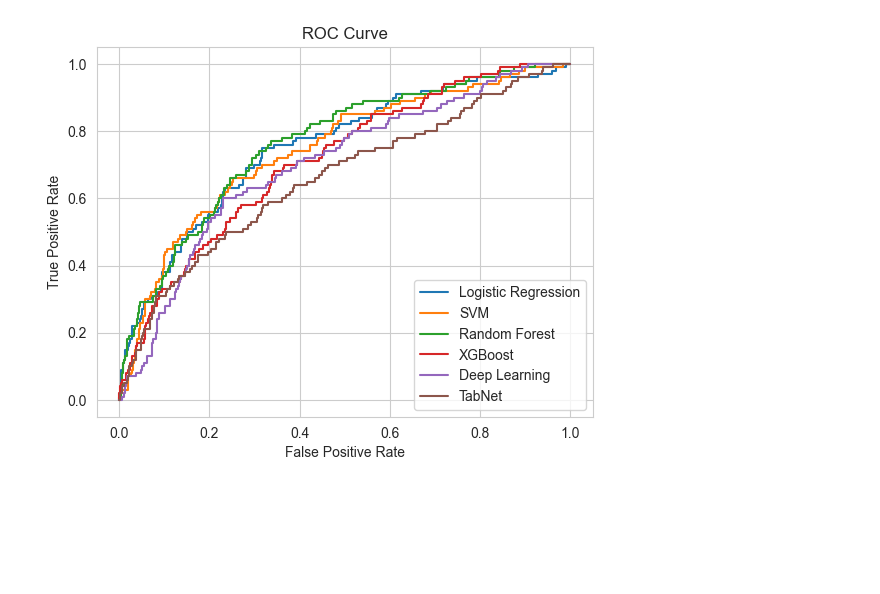
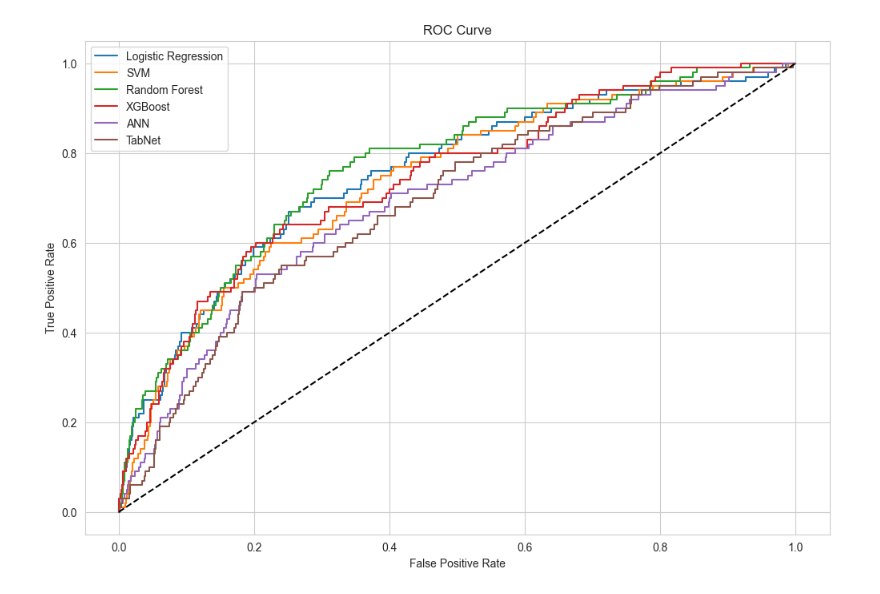
Before and after one commit to liamlup/Precdicting_Depression_BDL, a Jupyter notebook: ML_models.ipynb, the cells around one changed output. Saved outputs shown, nothing was run; the diff lists cells and outputs as text; code cells hidden in the pictures; blank space fills up the shorter version.

```diff
--- a/ML_models.ipynb
+++ b/ML_models.ipynb
@@ -44,3 +45,14 @@ x_train, y_train = sm.fit_resample(x_train, y_train)
+# %%
+# normalize data
+scaler = MinMaxScaler()
+x = scaler.fit_transform(x)
+
+# train test split
+x_train, x_test, y_train, y_test = train_test_split(x, y, test_size=0.2, random_state=42)
+
+# SMOTE
+sm = SMOTE(random_state=42)
+x_train, y_train = sm.fit_resample(x_train, y_train)
 # %%
 # logistic regression
 model1 = LogisticRegression(max_iter=1000)
@@ -173,7 +185,7 @@ model5 = Sequential(
 
 opt = tf.keras.optimizers.Adam(learning_rate=0.1)
 model5.compile(loss="binary_crossentropy", optimizer="adam", metrics=['Recall'])
-model5.fit(x_train, y_train, epochs=100, batch_size=32,validation_split=0.2)
+model5.fit(x_train, y_train, epochs=100, batch_size=32,validation_split=0.2, verbose=0)
 y_pred5_prob = model5.predict(x_test)
 y_pred5 = np.round(y_pred5_prob)
 print('Deep Learning')
@@ -208,10 +214,14 @@ weighted avg       0.84      0.83      0.83       941
 [figure]
 # %%
 # tabnet
-params = {'optimizer_params':dict(lr=0.001)}
+params = {'optimizer_params':dict(lr=0.001),
+          'verbose':0}
 
 # create validation set
+x_train, x_test, y_train, y_test = train_test_split(x, y, test_size=0.2, random_state=42)
 x_train, x_val, y_train, y_val = train_test_split(x_train, y_train, test_size=0.2, random_state=42)
+sm = SMOTE(random_state=42)
+x_train, y_train = sm.fit_resample(x_train, y_train)
 
 clf = TabNetClassifier(**params)
 clf.fit(x_train, y_train,
@@ -258,32 +262,34 @@ fpr1, tpr1, thresholds1 = roc_curve(y_test, y_pred_prob1)
 y_pred_prob2 = model2.decision_function(x_test)
 fpr2, tpr2, thresholds2 = roc_curve(y_test, y_pred_prob2)
 
 # random forest
 y_pred_prob3 = model3.predict_proba(x_test)[:, 1]
 fpr3, tpr3, thresholds3 = roc_curve(y_test, y_pred_prob3)
 
 # XGBoost
 y_pred_prob4 = model4.predict_proba(x_test)[:, 1]
 fpr4, tpr4, thresholds4 = roc_curve(y_test, y_pred_prob4)
 
 # deep learning
 fpr5, tpr5, thresholds5 = roc_curve(y_test, y_pred5_prob)
 
 # tabnet
 y_pred_prob6 = clf.predict_proba(x_test)[:, 1]
 fpr6, tpr6, thresholds6 = roc_curve(y_test, y_pred_prob6)
 
 # plot ROC curve
+plt.figure(figsize=(12,8))
 plt.plot(fpr1, tpr1, label='Logistic Regression')
 plt.plot(fpr2, tpr2, label='SVM')
 plt.plot(fpr3, tpr3, label='Random Forest')
 plt.plot(fpr4, tpr4, label='XGBoost')
-plt.plot(fpr5, tpr5, label='Deep Learning')
+plt.plot(fpr5, tpr5, label='ANN')
 plt.plot(fpr6, tpr6, label='TabNet')
+plt.plot([0, 1], [0, 1], 'k--')
 plt.xlabel('False Positive Rate')
 plt.ylabel('True Positive Rate')
 plt.title('ROC Curve')
 plt.legend()
 plt.show()
 # %% [output]
-[figure, old version]
+[figure, new version]
```
Also changed, not shown: parts of 8 cells of this notebook, 1 other file.
